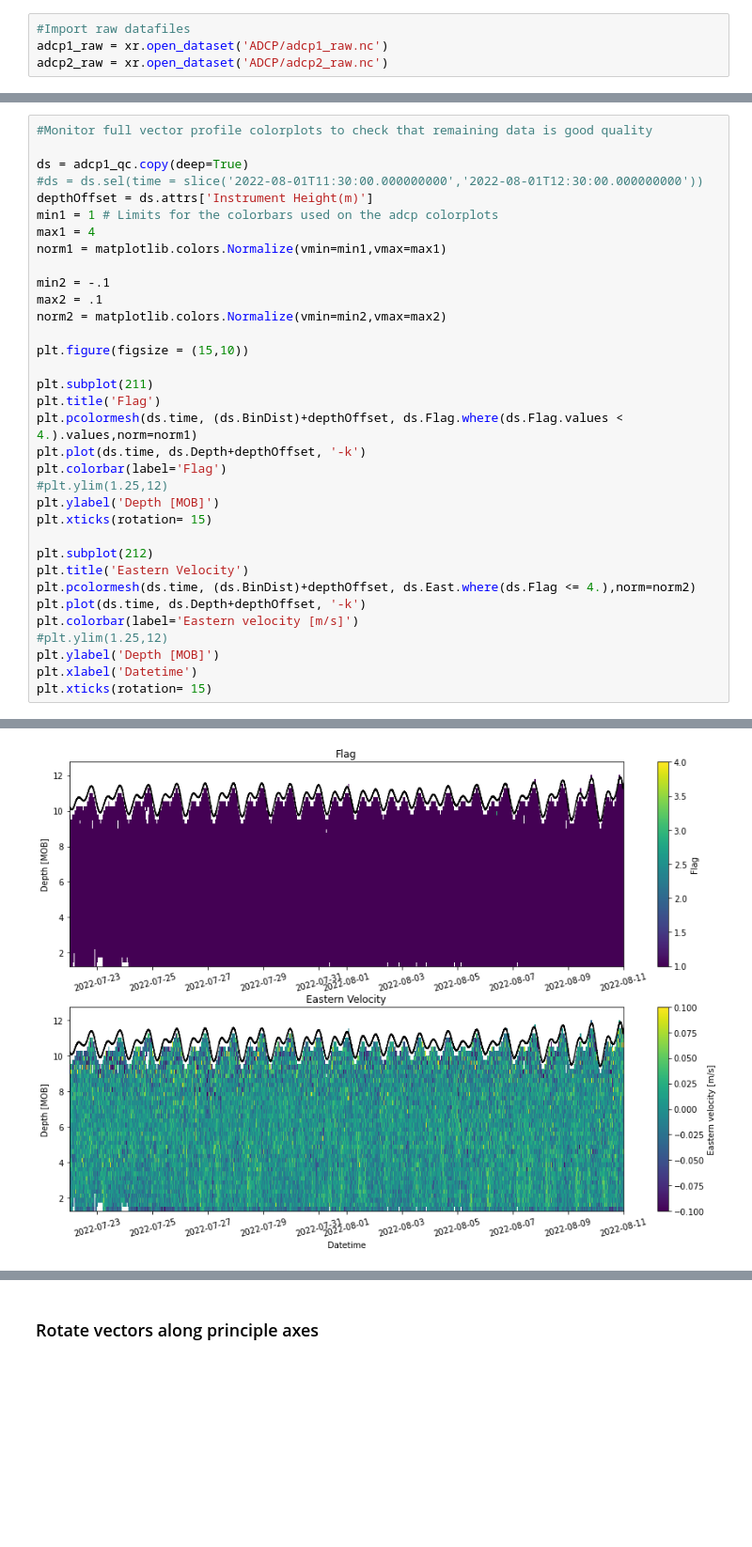
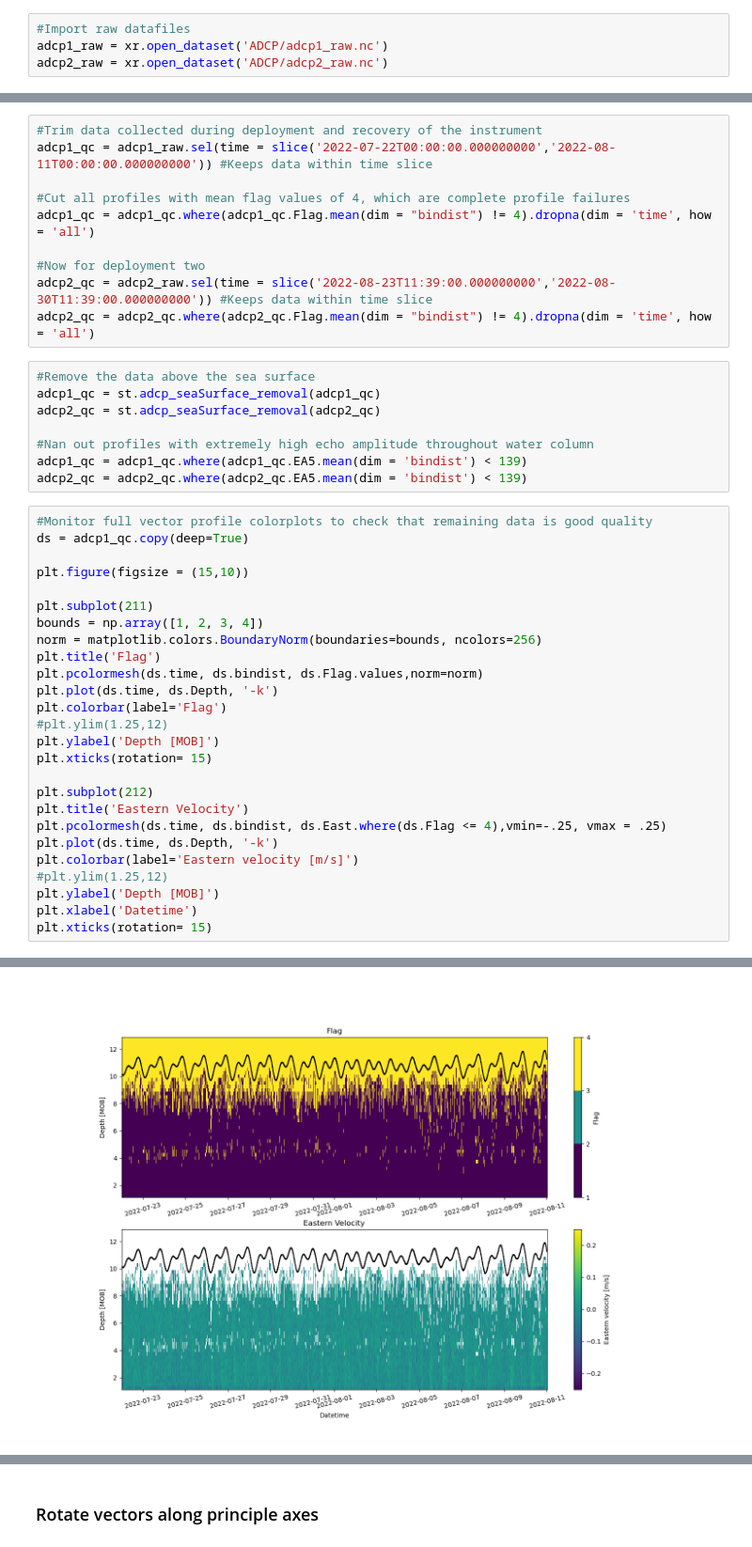
Before and after one commit to lagrady/Kelp-Forest-Hydrodynamics, a Jupyter notebook: notebooks/ADCP_data.ipynb, the cells around one changed output, grey strips where cells are left out. Shown at 94% size. Saved outputs shown, nothing was run; the diff lists cells and outputs as text; blank space fills up the shorter version.

Commit message:
Add files via upload
- Added instrument height offset to depth variable and fixed metadata from adcp datasets

```diff
--- a/notebooks/ADCP_data.ipynb
+++ b/notebooks/ADCP_data.ipynb
@@ -95,23 +96,33 @@ adcp1_qc = adcp1_qc.drop(dropTimes, dim='time')
+# %%
+#Trim data collected during deployment and recovery of the instrument
+adcp1_qc = adcp1_raw.sel(time = slice('2022-07-22T00:00:00.000000000','2022-08-11T00:00:00.000000000')) #Keeps data within time slice
+
+#Cut all profiles with mean flag values of 4, which are complete profile failures
+adcp1_qc = adcp1_qc.where(adcp1_qc.Flag.mean(dim = "bindist") != 4).dropna(dim = 'time', how = 'all')
+
+#Now for deployment two
+adcp2_qc = adcp2_raw.sel(time = slice('2022-08-23T11:39:00.000000000','2022-08-30T11:39:00.000000000')) #Keeps data within time slice
+adcp2_qc = adcp2_qc.where(adcp2_qc.Flag.mean(dim = "bindist") != 4).dropna(dim = 'time', how = 'all')
+# %%
+#Remove the data above the sea surface
+adcp1_qc = st.adcp_seaSurface_removal(adcp1_qc)
+adcp2_qc = st.adcp_seaSurface_removal(adcp2_qc)
+
+#Nan out profiles with extremely high echo amplitude throughout water column
+adcp1_qc = adcp1_qc.where(adcp1_qc.EA5.mean(dim = 'bindist') < 139)
+adcp2_qc = adcp2_qc.where(adcp2_qc.EA5.mean(dim = 'bindist') < 139)
 # %%
 #Monitor full vector profile colorplots to check that remaining data is good quality
-
 ds = adcp1_qc.copy(deep=True)
-#ds = ds.sel(time = slice('2022-08-01T11:30:00.000000000','2022-08-01T12:30:00.000000000'))
-depthOffset = ds.attrs['Instrument Height(m)']
-min1 = 1 # Limits for the colorbars used on the adcp colorplots
-max1 = 4
-norm1 = matplotlib.colors.Normalize(vmin=min1,vmax=max1)
-
-min2 = -.1
-max2 = .1
-norm2 = matplotlib.colors.Normalize(vmin=min2,vmax=max2)
 
 plt.figure(figsize = (15,10))
 
 plt.subplot(211)
+bounds = np.array([1, 2, 3, 4])
+norm = matplotlib.colors.BoundaryNorm(boundaries=bounds, ncolors=256)
 plt.title('Flag')
-plt.pcolormesh(ds.time, (ds.BinDist)+depthOffset, ds.Flag.where(ds.Flag.values < 4.).values,norm=norm1)
-plt.plot(ds.time, ds.Depth+depthOffset, '-k')
+plt.pcolormesh(ds.time, ds.bindist, ds.Flag.values,norm=norm)
+plt.plot(ds.time, ds.Depth, '-k')
 plt.colorbar(label='Flag')
 #plt.ylim(1.25,12)
 plt.ylabel('Depth [MOB]')
@@ -119,8 +130,8 @@ plt.xticks(rotation= 15)
 
 plt.subplot(212)
 plt.title('Eastern Velocity')
-plt.pcolormesh(ds.time, (ds.BinDist)+depthOffset, ds.East.where(ds.Flag <= 4.),norm=norm2)
-plt.plot(ds.time, ds.Depth+depthOffset, '-k')
+plt.pcolormesh(ds.time, ds.bindist, ds.East.where(ds.Flag <= 4),vmin=-.25, vmax = .25)
+plt.plot(ds.time, ds.Depth, '-k')
 plt.colorbar(label='Eastern velocity [m/s]')
 #plt.ylim(1.25,12)
 plt.ylabel('Depth [MOB]')
@@ -143 +154 @@ plt.xticks(rotation= 15)
-[figure, old version]
+[figure, new version]
```
Also changed, not shown: parts of 16 cells of this notebook.
